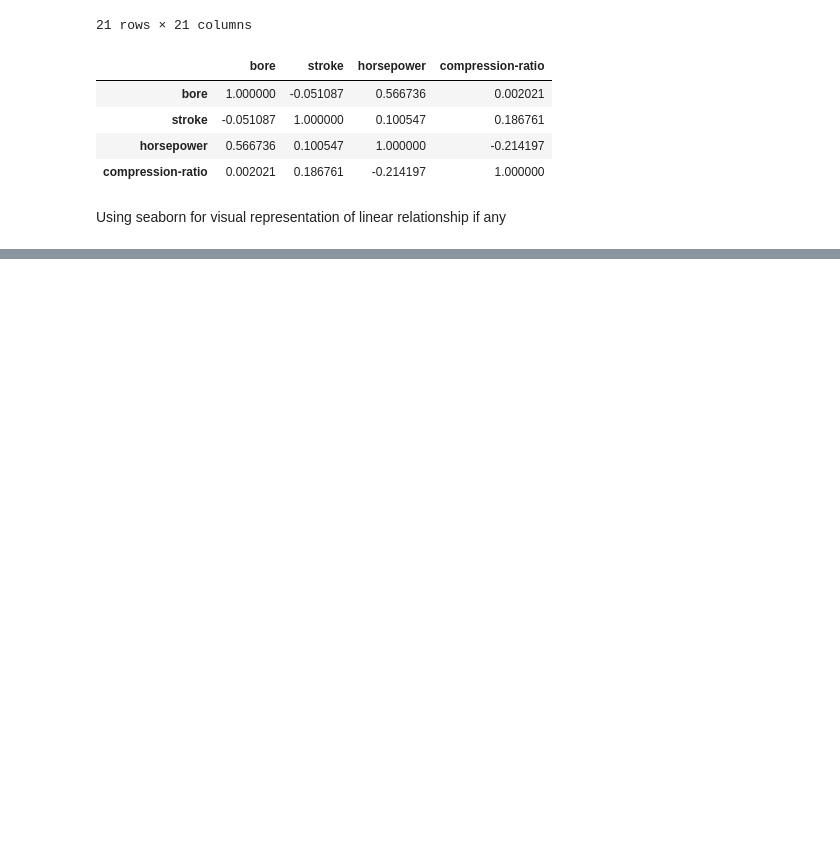
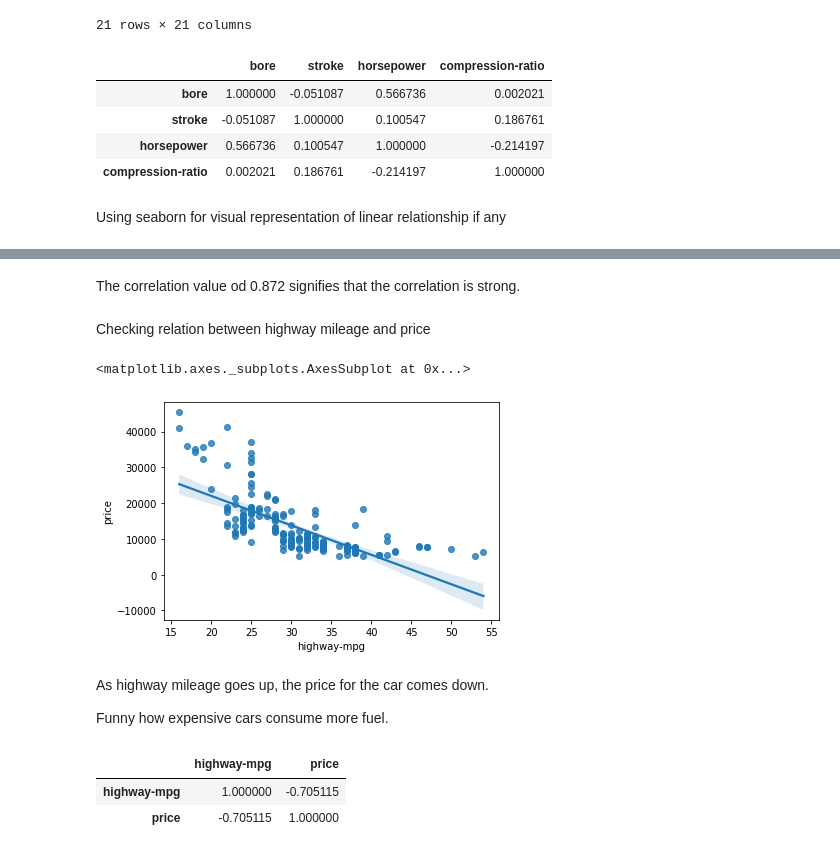
Before and after one commit to sushanth10/car-price-analysis, a Jupyter notebook: exploratory-analysis.ipynb, the cells around one changed output, grey strips where cells are left out. Cells and saved outputs as stored; diff of their text form; code cells hidden in the pictures; blank space fills up the shorter version.

```diff
--- a/exploratory-analysis.ipynb
+++ b/exploratory-analysis.ipynb
@@ -85,0 +88,19 @@ UFuncTypeError: ufunc 'multiply' did not contain a loop with signature matching
+# %% [markdown]
+The correlation value od 0.872 signifies that the correlation is strong.
+# %% [markdown]
+Checking relation between highway mileage and price
+# %%
+sns.regplot('highway-mpg', 'price', df)
+# %% [output]
+<matplotlib.axes._subplots.AxesSubplot at 0x...>
+[figure, added]
+# %% [markdown]
+As highway mileage goes up, the price for the car comes down.
+
+Funny how expensive cars consume more fuel.
+# %%
+df[['highway-mpg', 'price']].corr()
+# %% [output]
+|  | highway-mpg | price |
+| highway-mpg | 1.000000 | -0.705115 |
+| price | -0.705115 | 1.000000 |
```
Also changed, not shown: parts of 30 cells of this notebook.
